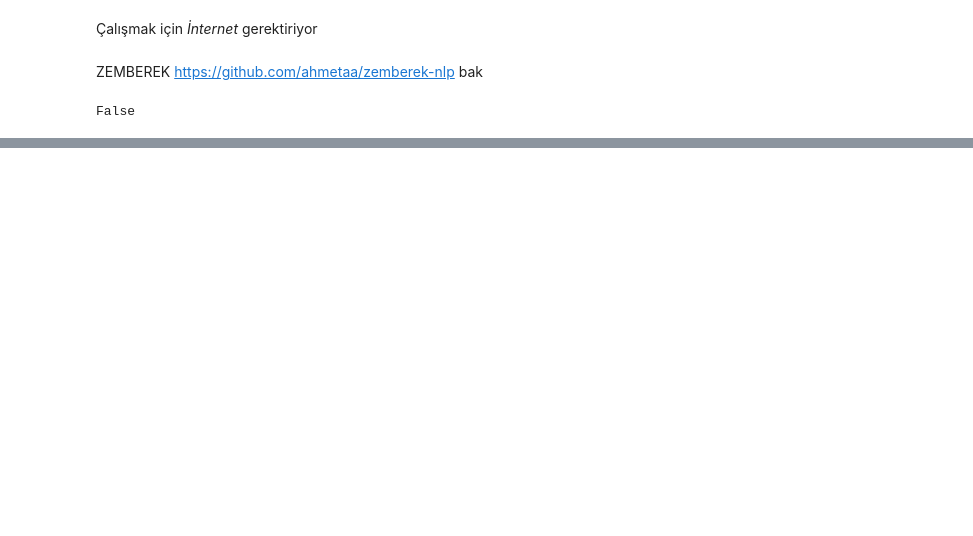
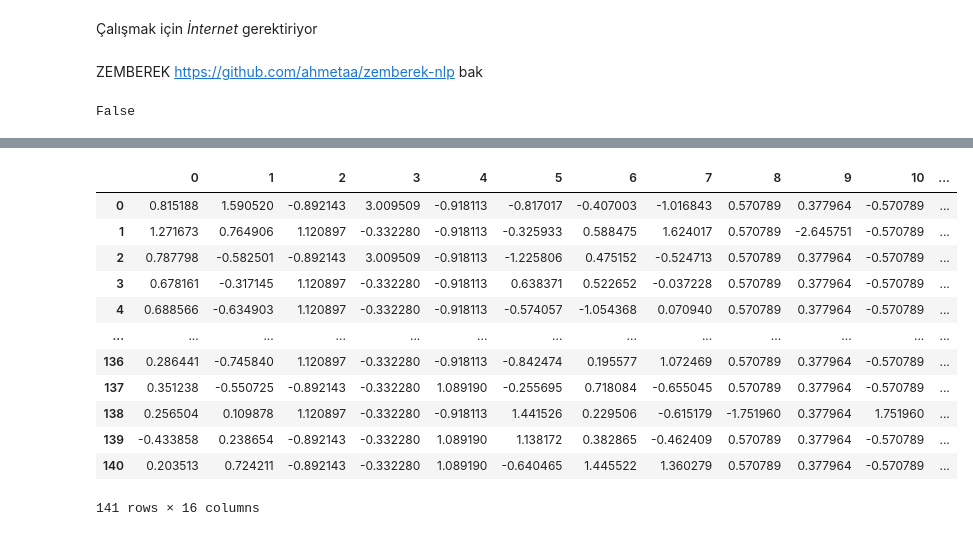
Before and after one commit to HazarN/MAHDAN, a Jupyter notebook: sentence_similarity/sentence_similarity.ipynb, the cells around one changed output, grey strips where cells are left out. Cells and saved outputs as stored; diff of their text form; code cells hidden in the pictures; blank space fills up the shorter version.

```diff
--- a/sentence_similarity/sentence_similarity.ipynb
+++ b/sentence_similarity/sentence_similarity.ipynb
@@ -883,2 +947,18 @@ Entire Accuracy:  0.796875
+# %%
+high_acc
+# %% [output]
+|  | 0 | 1 | 2 | 3 | 4 | 5 | 6 | 7 | 8 | 9 | 10 | ... |
+| 0 | 0.815188 | 1.590520 | -0.892143 | 3.009509 | -0.918113 | -0.817017 | -0.407003 | -1.016843 | 0.570789 | 0.377964 | -0.570789 | ... |
+| 1 | 1.271673 | 0.764906 | 1.120897 | -0.332280 | -0.918113 | -0.325933 | 0.588475 | 1.624017 | 0.570789 | -2.645751 | -0.570789 | ... |
+| 2 | 0.787798 | -0.582501 | -0.892143 | 3.009509 | -0.918113 | -1.225806 | 0.475152 | -0.524713 | 0.570789 | 0.377964 | -0.570789 | ... |
+| 3 | 0.678161 | -0.317145 | 1.120897 | -0.332280 | -0.918113 | 0.638371 | 0.522652 | -0.037228 | 0.570789 | 0.377964 | -0.570789 | ... |
+| 4 | 0.688566 | -0.634903 | 1.120897 | -0.332280 | -0.918113 | -0.574057 | -1.054368 | 0.070940 | 0.570789 | 0.377964 | -0.570789 | ... |
+| ... | ... | ... | ... | ... | ... | ... | ... | ... | ... | ... | ... | ... |
+| 136 | 0.286441 | -0.745840 | 1.120897 | -0.332280 | -0.918113 | -0.842474 | 0.195577 | 1.072469 | 0.570789 | 0.377964 | -0.570789 | ... |
+| 137 | 0.351238 | -0.550725 | -0.892143 | -0.332280 | 1.089190 | -0.255695 | 0.718084 | -0.655045 | 0.570789 | 0.377964 | -0.570789 | ... |
+| 138 | 0.256504 | 0.109878 | 1.120897 | -0.332280 | -0.918113 | 1.441526 | 0.229506 | -0.615179 | -1.751960 | 0.377964 | 1.751960 | ... |
+| 139 | -0.433858 | 0.238654 | -0.892143 | -0.332280 | 1.089190 | 1.138172 | 0.382865 | -0.462409 | 0.570789 | 0.377964 | -0.570789 | ... |
+| 140 | 0.203513 | 0.724211 | -0.892143 | -0.332280 | 1.089190 | -0.640465 | 1.445522 | 1.360279 | 0.570789 | 0.377964 | -0.570789 | ... |
+141 rows × 16 columns
 # %%
 # TEST DATASET
```
Also changed, not shown: parts of 24 cells of this notebook, 46 other files.
